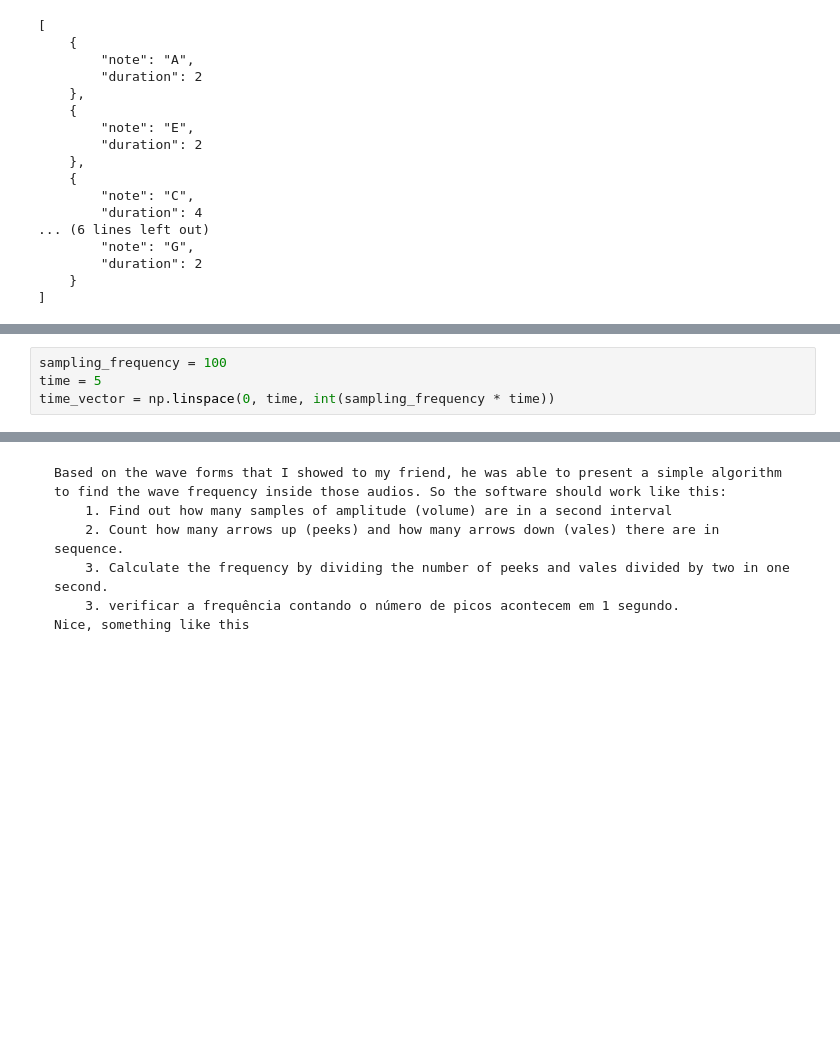
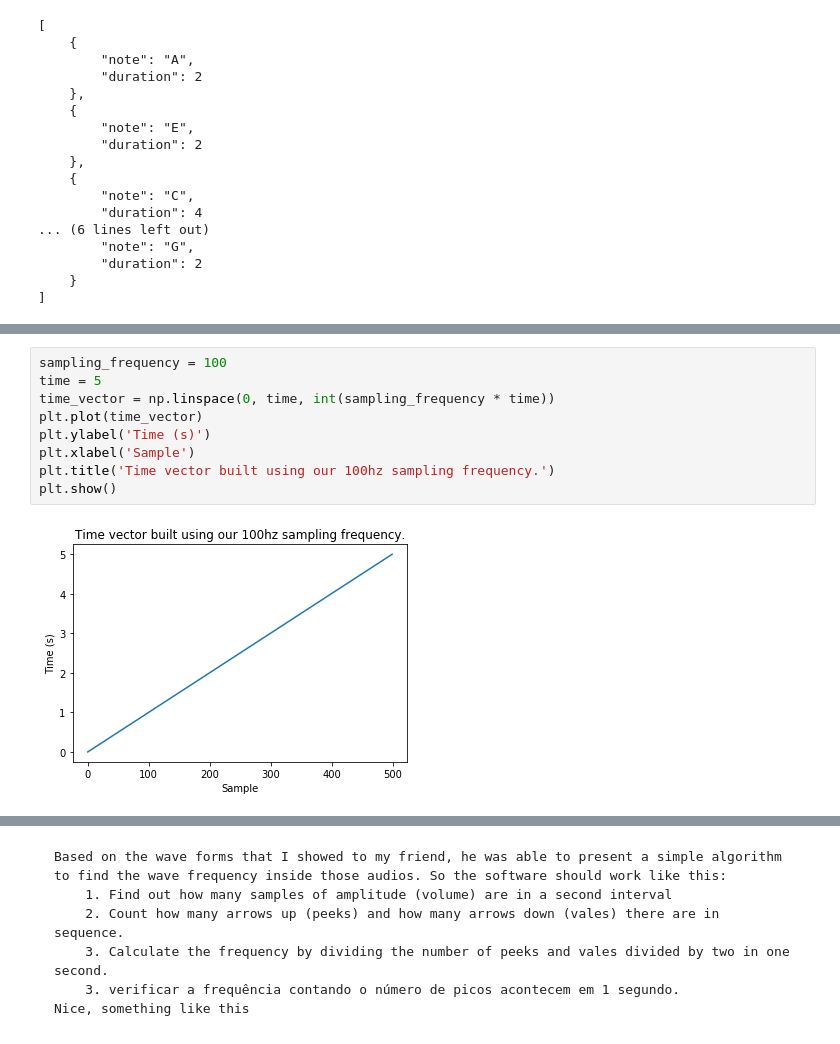
Before and after one commit to pedrogyrao/math_music, a Jupyter notebook: frequency vs time domains.ipynb, the cells around one changed output, grey strips where cells are left out. Drawn from its saved outputs; the diff is of its cells as text; blank space fills up the shorter version.

```diff
--- a/frequency vs time domains.ipynb
+++ b/frequency vs time domains.ipynb
@@ -92,4 +144,11 @@ def plot_freq_points(frequency, time, x_offset=0, y_offset=0):
 # %%
 sampling_frequency = 100
 time = 5
 time_vector = np.linspace(0, time, int(sampling_frequency * time))
+plt.plot(time_vector)
+plt.ylabel('Time (s)')
+plt.xlabel('Sample')
+plt.title('Time vector built using our 100hz sampling frequency.')
+plt.show()
+# %% [output]
+[figure, added]
```
Also changed, not shown: parts of 43 cells of this notebook, 7 other files.
